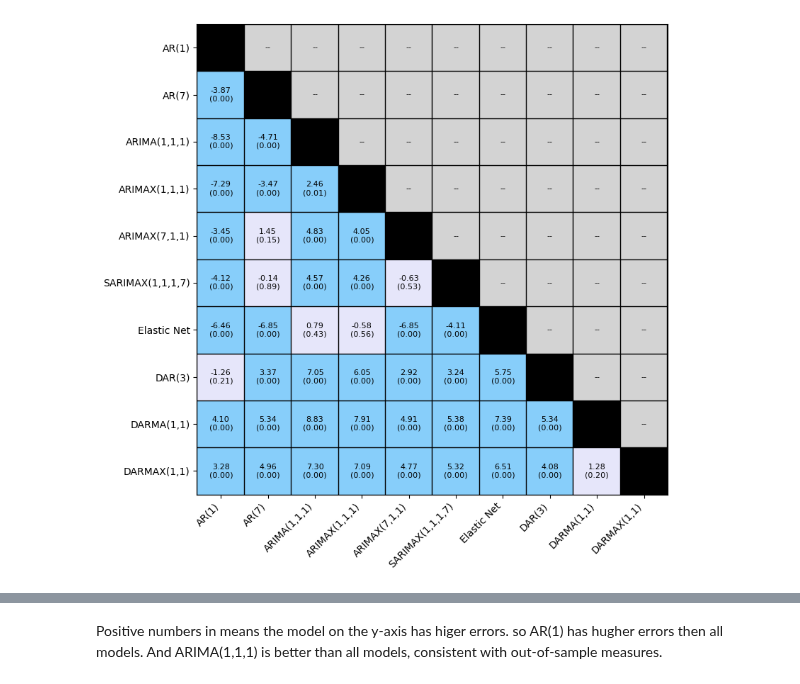
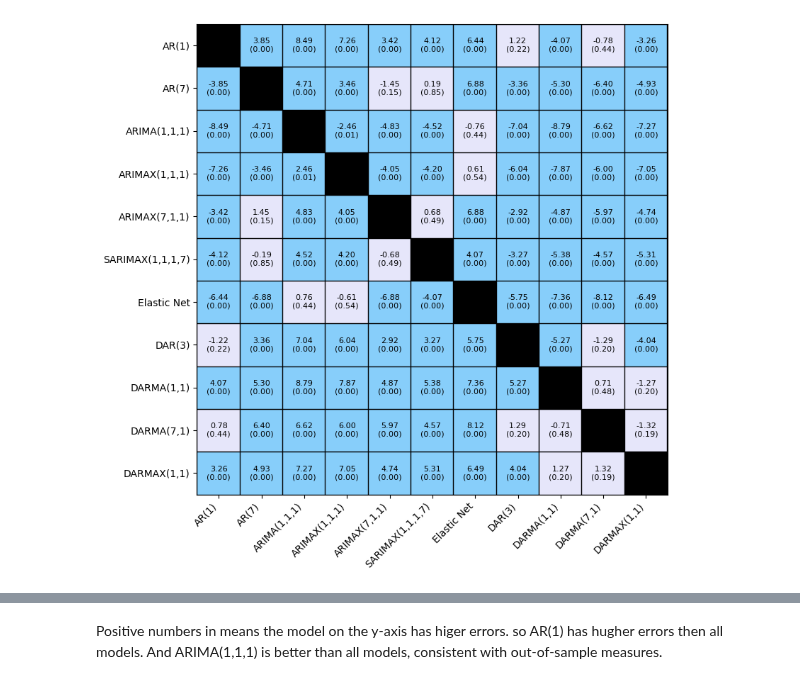
Before and after one commit to peterravn/Seminar-Adv-Finance, a Jupyter notebook: 8. Diebold-Mariano test.ipynb, the cells around one changed output, grey strips where cells are left out. Saved outputs shown, nothing was run; the diff lists cells and outputs as text; code cells hidden in the pictures.

Commit message:
PLR: DB test med DARMA(7,1)

```diff
--- a/8. Diebold-Mariano test.ipynb
+++ b/8. Diebold-Mariano test.ipynb
@@ -77,13 +77,13 @@ datadarma = pd.read_csv('combined_predictions_darma.csv')
 darma_forecast = [datadarma[col].values for col in datadarma.columns if col != 'Actual']
 
 # Update the forecast names to include both DAR-MA and DAR-MA-X
-darma_name = ['DAR(3)', 'DARMA(1,1)', 'DARMAX(1,1)']
+darma_name = ['DAR(3)', 'DARMA(1,1)', 'DARMA(7,1)', 'DARMAX(1,1)']
 
 # Remove the first 48 observations from all time series
-actual = actual[168:]
-forecasts = [f[168:] for f in forecasts]
-forecastsml = [f[168:] for f in forecastsml]
-darma_forecast = [f[168:] for f in darma_forecast]
+actual = actual[192:]
+forecasts = [f[192:] for f in forecasts]
+forecastsml = [f[192:] for f in forecastsml]
+darma_forecast = [f[192:] for f in darma_forecast]
 
 # Align lengths of forecasts for comparisons with DAR-MA
 min_index = len(darma_forecast[0])  # Find the length of DAR-MA data
@@ -103,7 +103,7 @@ p_value_matrix = np.zeros((len(all_forecasts), len(all_forecasts)))
 # Fill the matrices with DM test results
 for i in range(len(all_forecasts)):
     for j in range(len(all_forecasts)):
-        if i != j and i > j:
+        if i != j:
             dm_stat, p_value = diebold_mariano_test(actual_aligned, all_forecasts[i], all_forecasts[j])
             dm_matrix[i, j] = dm_stat
             p_value_matrix[i, j] = p_value
@@ -117,9 +117,7 @@ color_matrix = np.zeros(dm_matrix.shape)
 for i in range(dm_matrix.shape[0]):
     for j in range(dm_matrix.shape[1]):
         if i != j:
-            if i < j:
-                color_matrix[i, j] = 3
-            elif np.abs(dm_matrix[i, j]) <= critical_value:
+            if np.abs(dm_matrix[i, j]) <= critical_value:
                 color_matrix[i, j] = 0  # light grey
             else:
                 color_matrix[i, j] = 1  # dark grey
@@ -127,39 +125,39 @@ for i in range(dm_matrix.shape[0]):
             color_matrix[i, j] = 2  # black for diagonal
 
 # Define custom colormap: 0 for lightred, 1 for lightblue, and 2 for black
-cmap = ListedColormap(['lavender', 'lightskyblue', 'black', 'lightgrey'])
+cmap = ListedColormap(['lavender', 'lightskyblue', 'black'])
 
 # Create the heatmap using plt
 plt.figure(figsize=(10, 8))  # Adjust size for larger matrix
 
 # Create the matrix plot using imshow, with the custom color mapping
 cax = plt.imshow(color_matrix, cmap=cmap, interpolation='nearest')
 
 # Annotate the plot
 for i in range(dm_matrix.shape[0]):
     for j in range(dm_matrix.shape[1]):
-        if i != j and i > j:  # Don't annotate the diagonal
+        if i != j:  # Don't annotate the diagonal
             dm_stat = dm_matrix[i, j]
             p_value = p_value_matrix[i, j]
             plt.text(j, i, f"{dm_stat:.2f}\n({p_value:.2f})", ha='center', va='center', color='black', fontsize=8)
         else:
             plt.text(j, i, "--", ha='center', va='center', color='black', fontsize=8)
 
 # Add gridlines only between squares
 plt.gca().set_xticks(np.arange(-0.51, len(all_forecast_names), 1), minor=True)
 plt.gca().set_yticks(np.arange(-0.5, len(all_forecast_names), 1), minor=True)
 
 plt.grid(which='minor', color='black', linestyle='-', linewidth=1)  # Add gridlines at minor ticks
 plt.tick_params(which='minor', size=0)  # Remove minor tick marks
 
 
 # Add labels
 plt.xticks(np.arange(len(all_forecast_names)), all_forecast_names, rotation=45, ha="right")
 plt.yticks(np.arange(len(all_forecast_names)), all_forecast_names)
 
 # Add title, colorbar, and improve layout
 # plt.title("Diebold-Mariano Test Statistic Forecast Comparison (Including DAR-MA and DAR-MA-X)")
 plt.tight_layout()
 plt.show()
 # %% [output]
-[figure, old version]
+[figure, new version]
```
Also changed, not shown: parts of 2 cells of this notebook.
